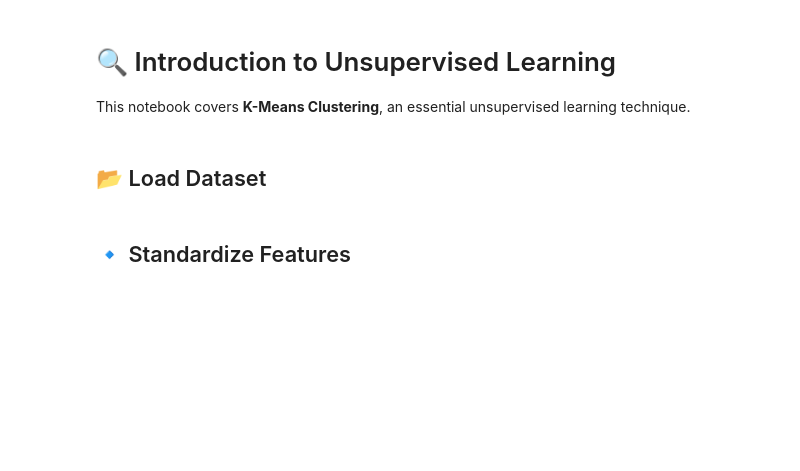
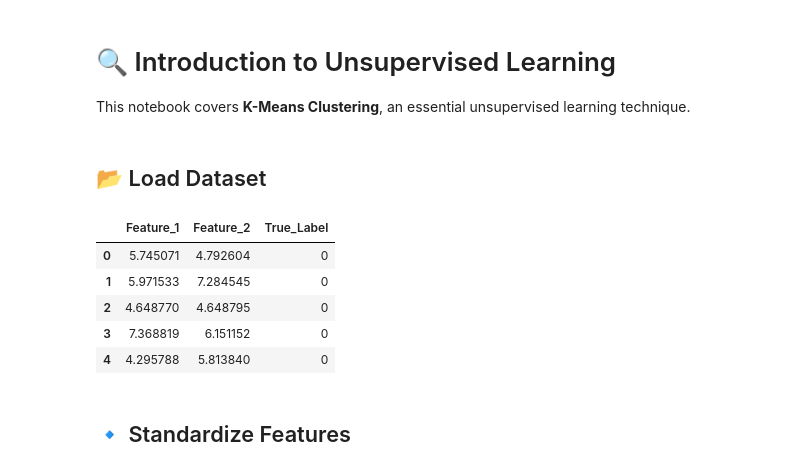
Before and after one commit to Rithvik1709/100-days-of-grind, a Jupyter notebook: ML/Day 20 unsupervised learning/Unsupervised_Learning.ipynb, the cells around one changed output. Cells and saved outputs as stored; diff of their text form; code cells hidden in the pictures; blank space fills up the shorter version.

```diff
--- a/ML/Day 20 unsupervised learning/Unsupervised_Learning.ipynb
+++ b/ML/Day 20 unsupervised learning/Unsupervised_Learning.ipynb
@@ -10,8 +12,15 @@ from sklearn.preprocessing import StandardScaler
 # %% [markdown]
 ## 📂 Load Dataset
 # %%
-df = pd.read_csv('../data/unsupervised_data.csv')
+df = pd.read_csv('unsupervised_data-2.csv')
 df.head()
+# %% [output]
+|  | Feature_1 | Feature_2 | True_Label |
+| 0 | 5.745071 | 4.792604 | 0 |
+| 1 | 5.971533 | 7.284545 | 0 |
+| 2 | 4.648770 | 4.648795 | 0 |
+| 3 | 7.368819 | 6.151152 | 0 |
+| 4 | 4.295788 | 5.813840 | 0 |
 # %% [markdown]
 ## 🔹 Standardize Features
 # %%
```
Also changed, not shown: parts of 4 cells of this notebook, 3 other files.
